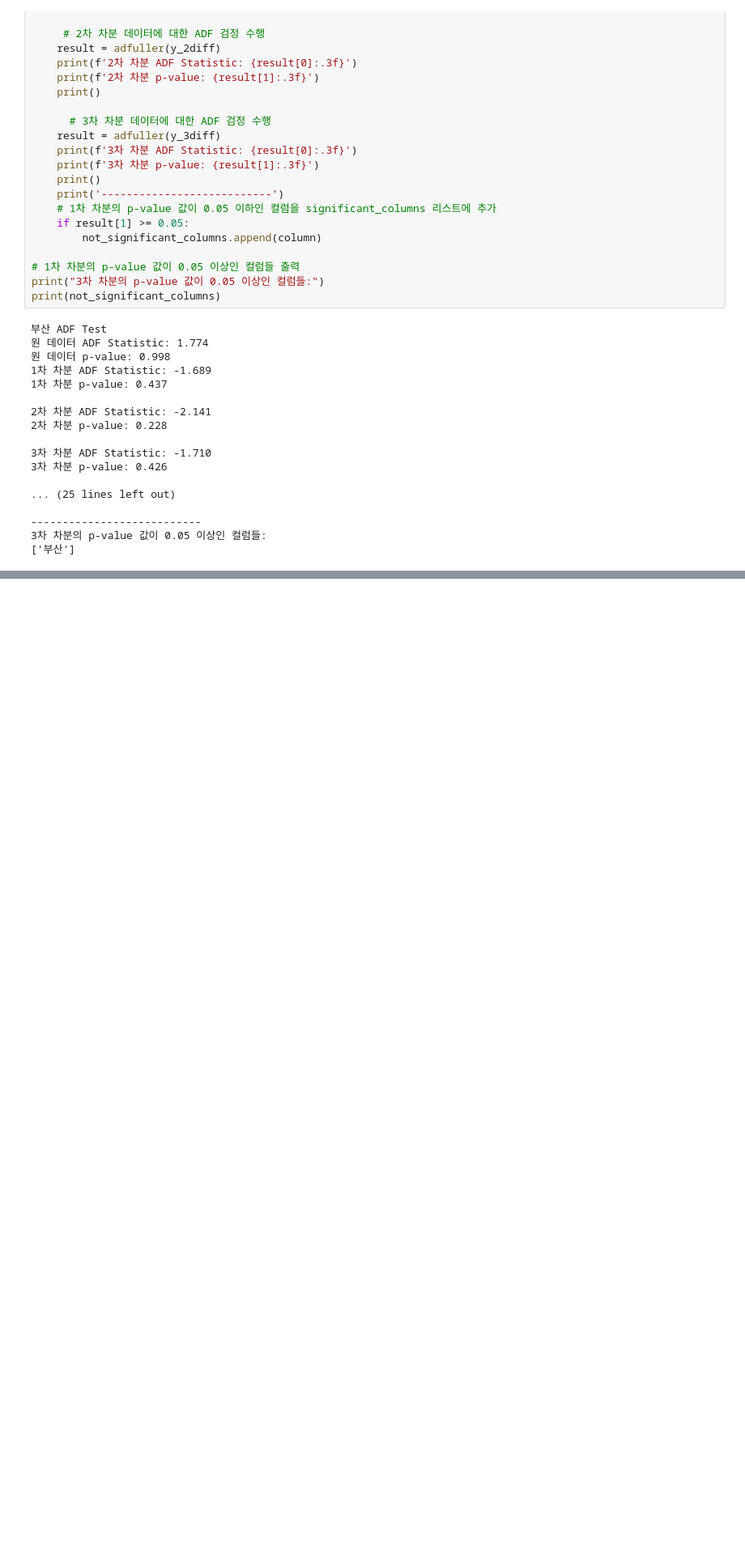
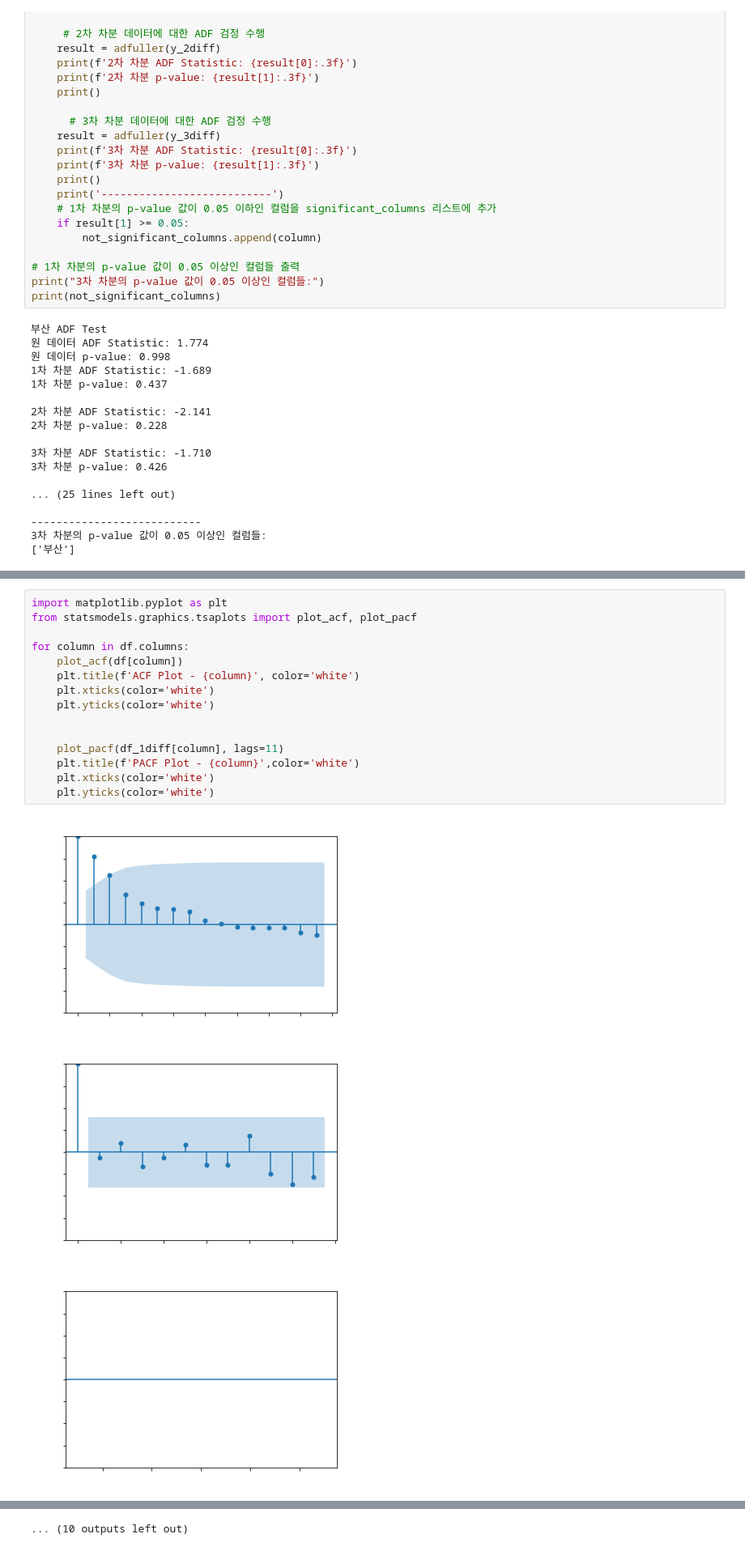
Before and after one commit to airborne3586/Ecothon_2023, a Jupyter notebook: Ecothon_time_series_analysis_donggun.ipynb, the cells around one changed output, grey strips where cells are left out. Shown at 81% size. Saved outputs shown, nothing was run; the diff lists cells and outputs as text; blank space fills up the shorter version.

```diff
--- a/Ecothon_time_series_analysis_donggun.ipynb
+++ b/Ecothon_time_series_analysis_donggun.ipynb
@@ -446,0 +513,19 @@ import statsmodels.api as sm
+# %%
+import matplotlib.pyplot as plt
+from statsmodels.graphics.tsaplots import plot_acf, plot_pacf
+
+for column in df.columns:
+    plot_acf(df[column])
+    plt.title(f'ACF Plot - {column}', color='white')
+    plt.xticks(color='white')
+    plt.yticks(color='white')
+
+
+    plot_pacf(df_1diff[column], lags=11)
+    plt.title(f'PACF Plot - {column}',color='white')
+    plt.xticks(color='white')
+    plt.yticks(color='white')
+# %% [output]
+[figure, added]
+[figure, added]
+[figure, added]
@@ -446,0 +541 @@ import statsmodels.api as sm
+... (10 outputs left out)
```
Also changed, not shown: parts of 23 cells of this notebook.
